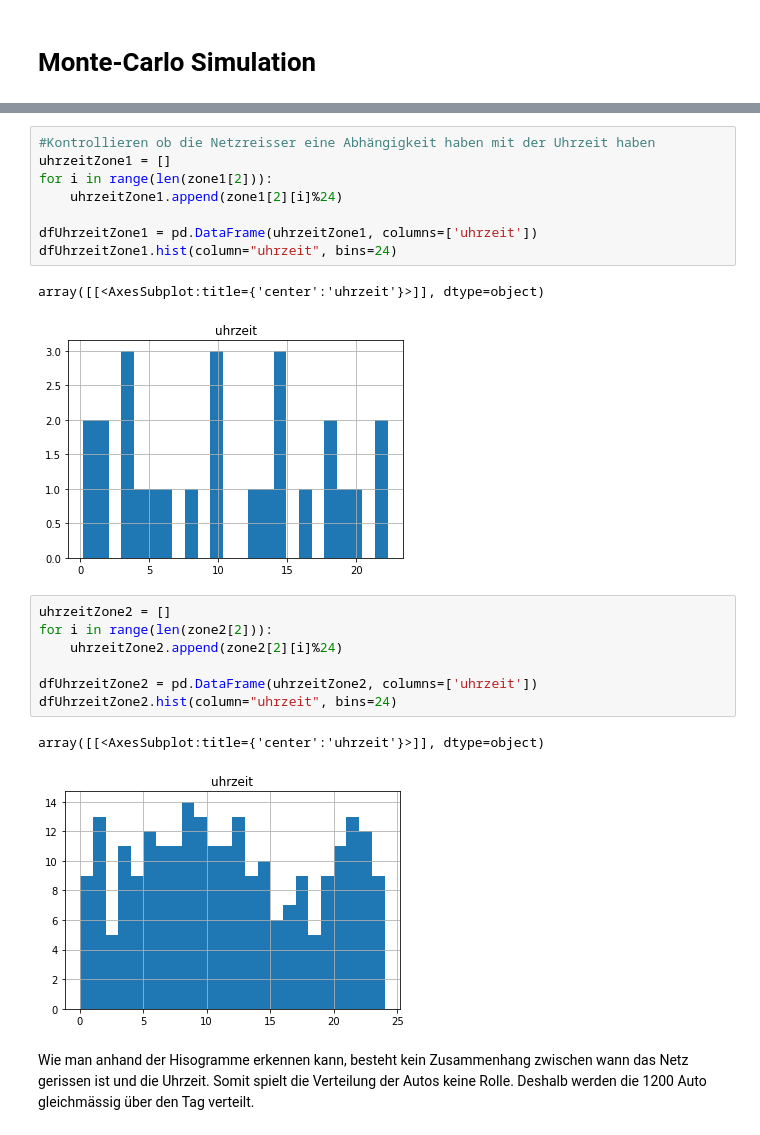
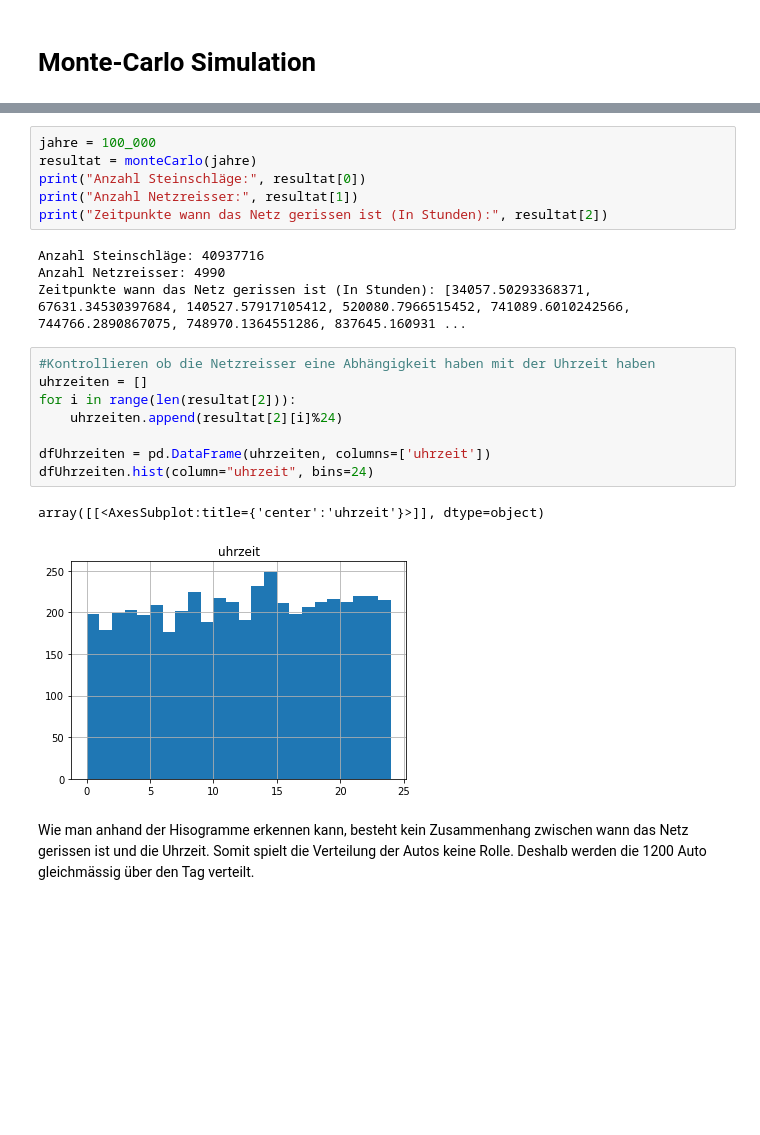
Before and after one commit to marvinvr/fhnw-steinschlag, a Jupyter notebook: scripts/MonteCarlo_Luca_Marvin_Philip_Yannic.ipynb, the cells around one changed output, grey strips where cells are left out. Cells and saved outputs as stored; diff of their text form; blank space fills up the shorter version.

```diff
--- a/scripts/MonteCarlo_Luca_Marvin_Philip_Yannic.ipynb
+++ b/scripts/MonteCarlo_Luca_Marvin_Philip_Yannic.ipynb
@@ -472,24 +459,24 @@ Zeitpunkte wann das Netz gerissen ist Ablösezone 2 (In Stunden): [160537.944691
+# %%
+jahre = 100_000
+resultat = monteCarlo(jahre)
+print("Anzahl Steinschläge:", resultat[0])
+print("Anzahl Netzreisser:", resultat[1])
+print("Zeitpunkte wann das Netz gerissen ist (In Stunden):", resultat[2])
+# %% [output]
+Anzahl Steinschläge: 40937716
+Anzahl Netzreisser: 4990
+Zeitpunkte wann das Netz gerissen ist (In Stunden): [34057.50293368371, 67631.34530397684, 140527.57917105412, 520080.7966515452, 741089.6010242566, 744766.2890867075, 748970.1364551286, 837645.160931 ...
 # %%
 #Kontrollieren ob die Netzreisser eine Abhängigkeit haben mit der Uhrzeit haben
-uhrzeitZone1 = []
-for i in range(len(zone1[2])):
-    uhrzeitZone1.append(zone1[2][i]%24)
+uhrzeiten = []
+for i in range(len(resultat[2])):
+    uhrzeiten.append(resultat[2][i]%24)
 
-dfUhrzeitZone1 = pd.DataFrame(uhrzeitZone1, columns=['uhrzeit'])
-dfUhrzeitZone1.hist(column="uhrzeit", bins=24)
+dfUhrzeiten = pd.DataFrame(uhrzeiten, columns=['uhrzeit'])
+dfUhrzeiten.hist(column="uhrzeit", bins=24)
 # %% [output]
 array([[<AxesSubplot:title={'center':'uhrzeit'}>]], dtype=object)
-[figure, old version]
+[figure, new version]
-# %%
-uhrzeitZone2 = []
-for i in range(len(zone2[2])):
-    uhrzeitZone2.append(zone2[2][i]%24)
-
-dfUhrzeitZone2 = pd.DataFrame(uhrzeitZone2, columns=['uhrzeit'])
-dfUhrzeitZone2.hist(column="uhrzeit", bins=24)
-# %% [output]
-array([[<AxesSubplot:title={'center':'uhrzeit'}>]], dtype=object)
-[figure, removed]
 # %% [markdown]
 Wie man anhand der Hisogramme erkennen kann, besteht kein Zusammenhang zwischen wann das Netz gerissen ist und die Uhrzeit. Somit spielt die Verteilung der Autos keine Rolle. Deshalb werden die 1200 Auto gleichmässig über den Tag verteilt.
 # %%
```
Also changed, not shown: parts of 24 cells of this notebook.
